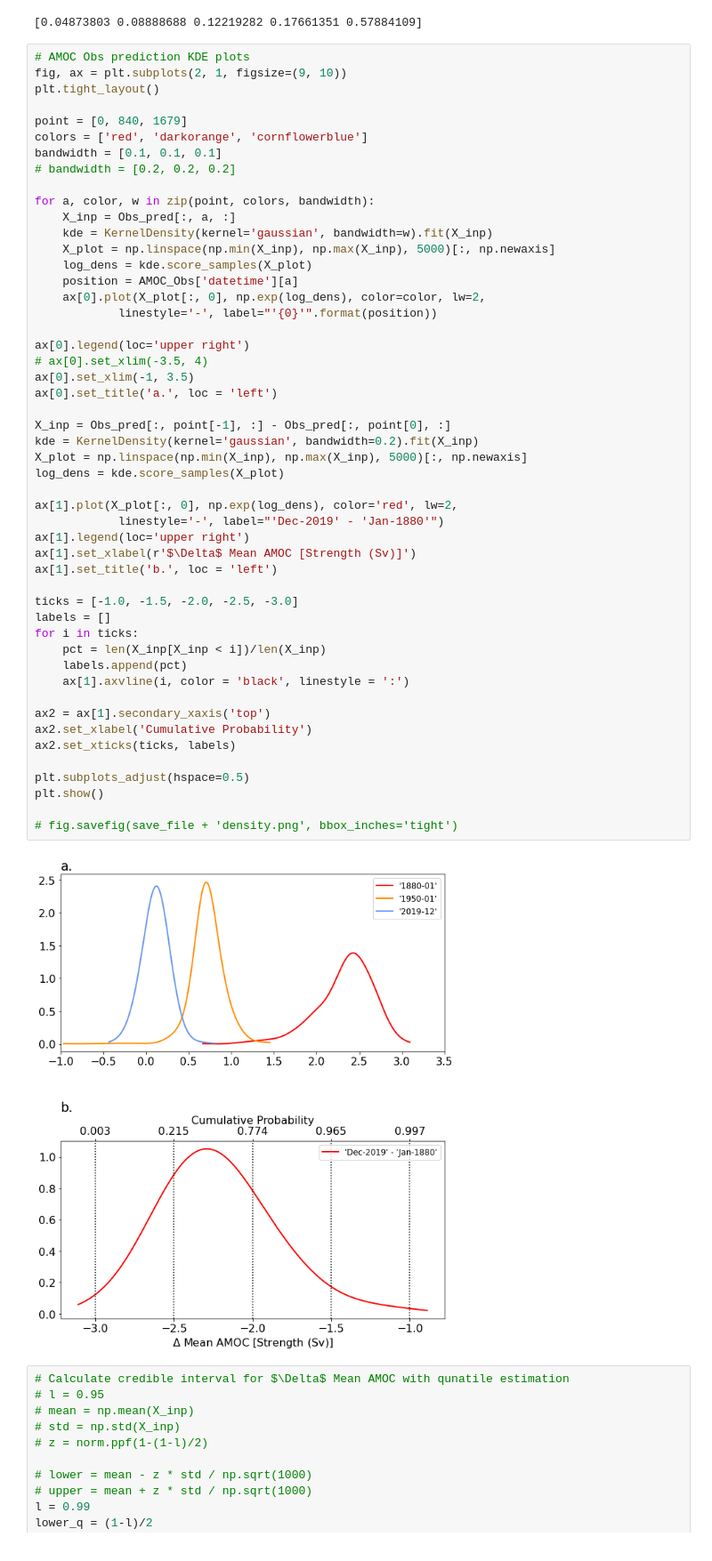
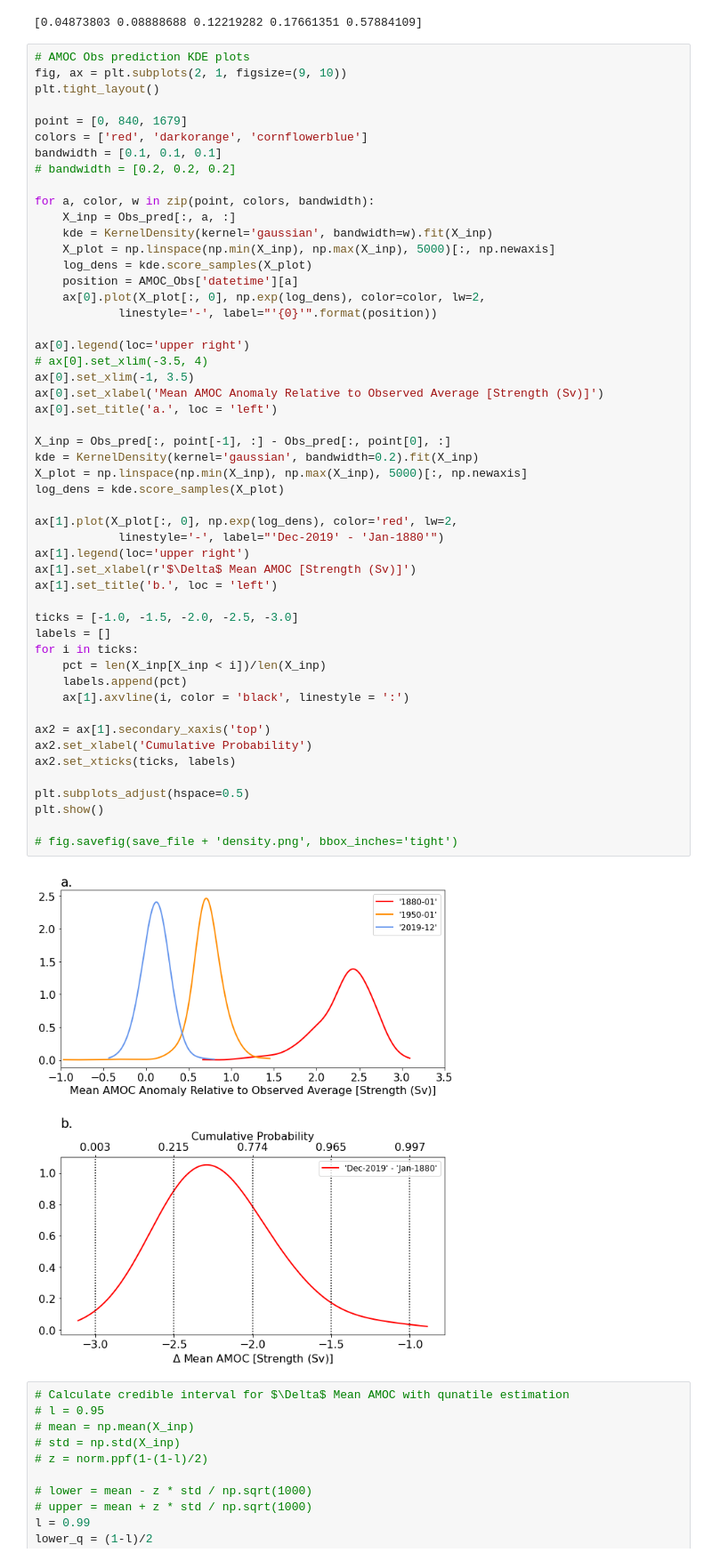
Before and after one commit to yizichenguc/AMOC_VAE, a Jupyter notebook: MS_plots.ipynb, the cells around one changed output. Shown at 89% size. Drawn from its saved outputs; the diff is of its cells as text.

```diff
--- a/MS_plots.ipynb
+++ b/MS_plots.ipynb
@@ -271,36 +272,37 @@ for a, color, w in zip(point, colors, bandwidth):
 ax[0].legend(loc='upper right')
 # ax[0].set_xlim(-3.5, 4)
 ax[0].set_xlim(-1, 3.5)
+ax[0].set_xlabel('Mean AMOC Anomaly Relative to Observed Average [Strength (Sv)]')
 ax[0].set_title('a.', loc = 'left')
 
 X_inp = Obs_pred[:, point[-1], :] - Obs_pred[:, point[0], :]
 kde = KernelDensity(kernel='gaussian', bandwidth=0.2).fit(X_inp)
 X_plot = np.linspace(np.min(X_inp), np.max(X_inp), 5000)[:, np.newaxis]
 log_dens = kde.score_samples(X_plot)
 
 ax[1].plot(X_plot[:, 0], np.exp(log_dens), color='red', lw=2,
             linestyle='-', label="'Dec-2019' - 'Jan-1880'")
 ax[1].legend(loc='upper right')
 ax[1].set_xlabel(r'$\Delta$ Mean AMOC [Strength (Sv)]')
 ax[1].set_title('b.', loc = 'left')
 
 ticks = [-1.0, -1.5, -2.0, -2.5, -3.0]
 labels = []
 for i in ticks:
     pct = len(X_inp[X_inp < i])/len(X_inp)
     labels.append(pct)
     ax[1].axvline(i, color = 'black', linestyle = ':')
 
 ax2 = ax[1].secondary_xaxis('top')
 ax2.set_xlabel('Cumulative Probability')
 ax2.set_xticks(ticks, labels)
 
 plt.subplots_adjust(hspace=0.5)
 plt.show()
 
 # fig.savefig(save_file + 'density.png', bbox_inches='tight')
 # %% [output]
-[figure, old version]
+[figure, new version]
 # %%
 # Calculate credible interval for $\Delta$ Mean AMOC with qunatile estimation
 # l = 0.95
```
Also changed, not shown: parts of 2 cells of this notebook, 3 other files.
